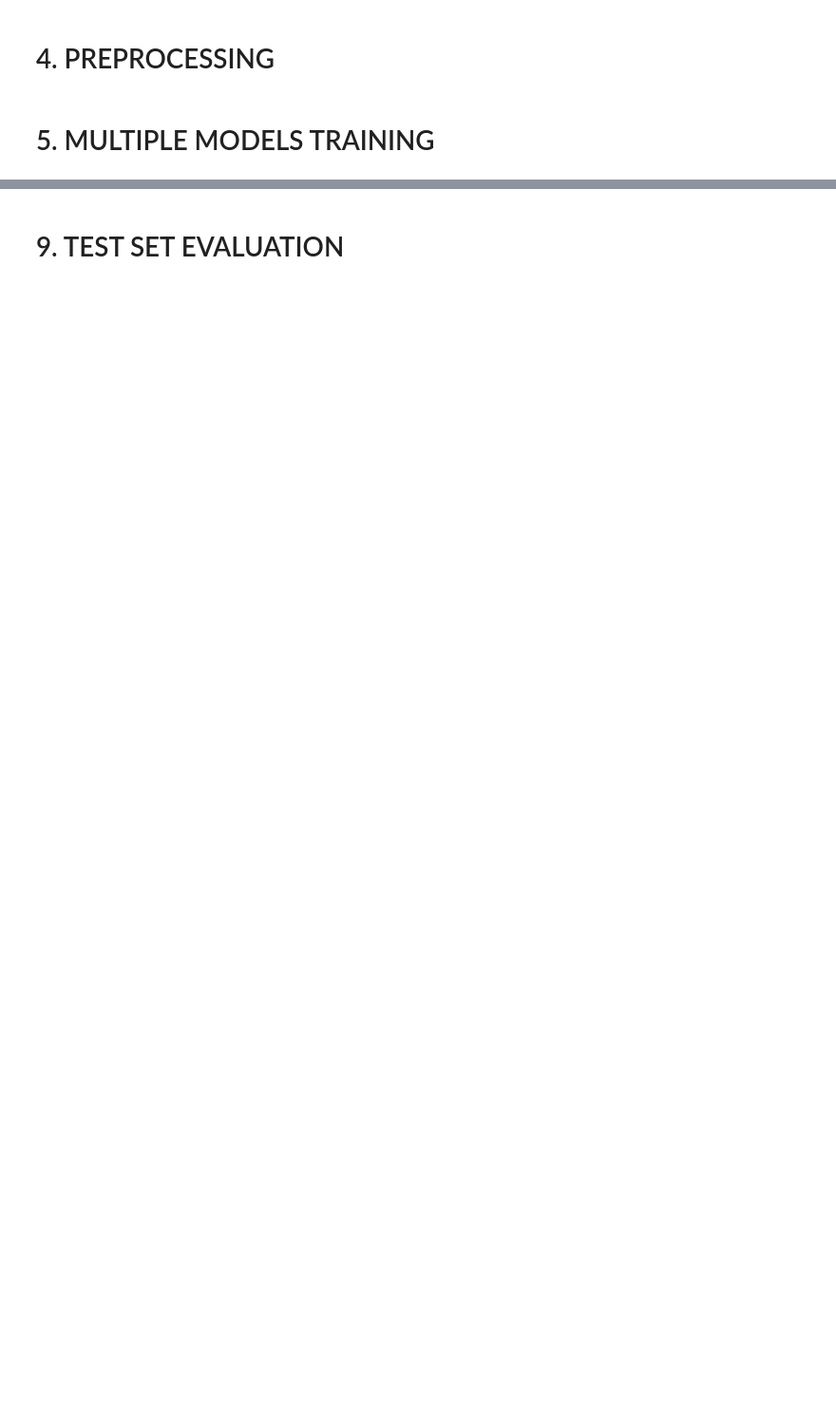
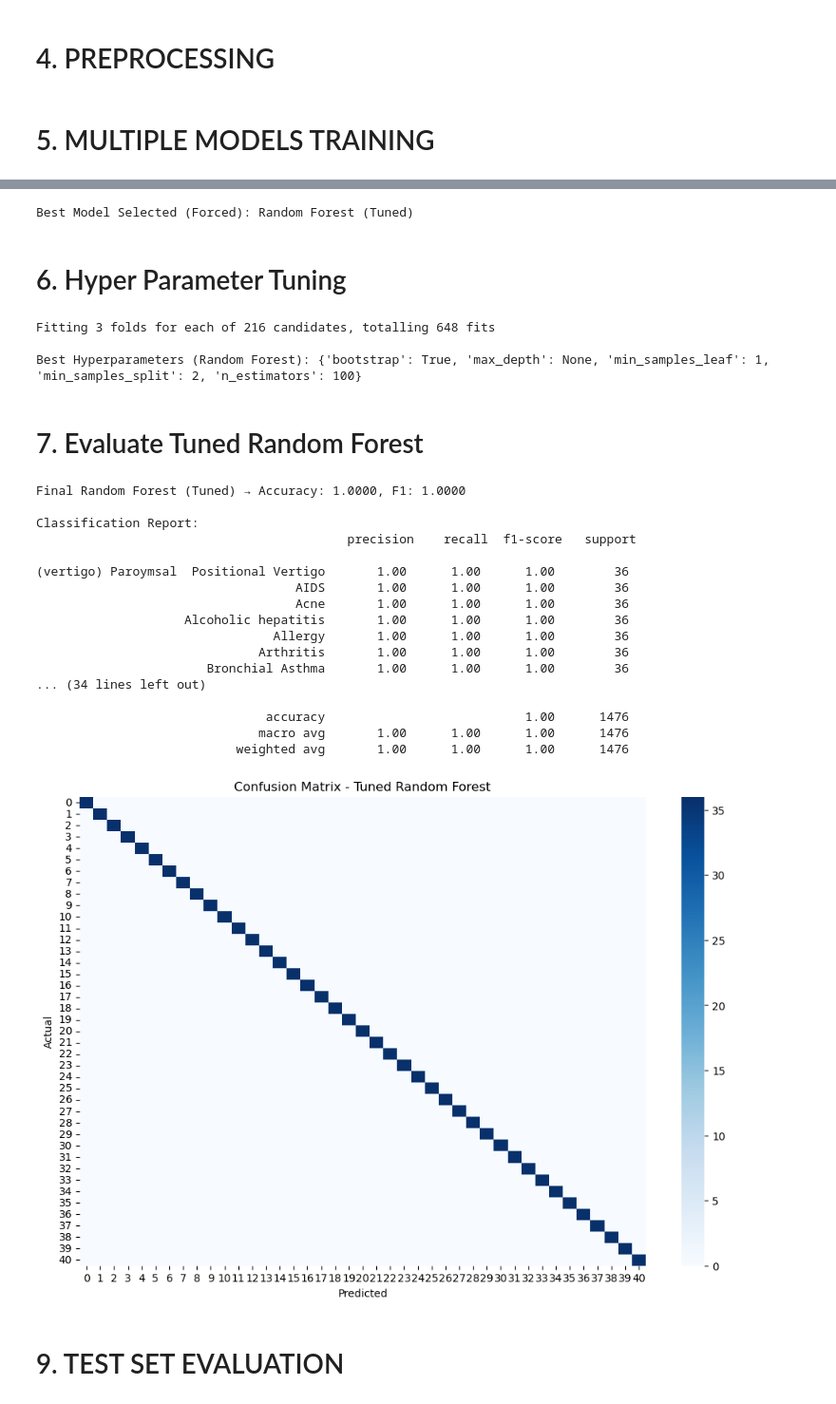
Before and after one commit to kaifcode2003/MediMitra, a Jupyter notebook: DiseasePrediction.ipynb, the cells around one changed output, grey strips where cells are left out. Shown at 95% size. Drawn from its saved outputs; the diff is of its cells as text; code cells hidden in the pictures; blank space fills up the shorter version.

```diff
--- a/DiseasePrediction.ipynb
+++ b/DiseasePrediction.ipynb
@@ -192,2 +132,77 @@ Best Model Selected: Logistic Regression
+# %%
+# Force best model to Random Forest
+best_model_name = "Random Forest (Tuned)"
+print("\nBest Model Selected (Forced):", best_model_name)
+
+final_model = tuned_models[best_model_name]
+# %% [output]
+Best Model Selected (Forced): Random Forest (Tuned)
+# %% [markdown]
+# 6. Hyper Parameter Tuning
+# %%
+param_grid = {
+    "n_estimators": [100, 200, 300],
+    "max_depth": [None, 10, 20, 30],
+    "min_samples_split": [2, 5, 10],
+    "min_samples_leaf": [1, 2, 4],
+    "bootstrap": [True, False]
+}
+
+grid_search = GridSearchCV(
+    estimator=RandomForestClassifier(random_state=42),
+    param_grid=param_grid,
+    cv=3,
+    n_jobs=-1,
+    verbose=2,
+    scoring="f1_macro"
+)
+
+grid_search.fit(X_train, y_train)
+
+print("\nBest Hyperparameters (Random Forest):", grid_search.best_params_)
+
+# Update final_model to tuned Random Forest
+final_model = grid_search.best_estimator_
+# %% [output]
+Fitting 3 folds for each of 216 candidates, totalling 648 fits
+
+Best Hyperparameters (Random Forest): {'bootstrap': True, 'max_depth': None, 'min_samples_leaf': 1, 'min_samples_split': 2, 'n_estimators': 100}
+# %% [markdown]
+# 7. Evaluate Tuned Random Forest
+# %%
+y_val_pred = final_model.predict(X_val)
+
+acc = accuracy_score(y_val, y_val_pred)
+f1 = f1_score(y_val, y_val_pred, average="macro")
+
+print(f"\nFinal Random Forest (Tuned) → Accuracy: {acc:.4f}, F1: {f1:.4f}")
+print("\nClassification Report:\n", classification_report(y_val, y_val_pred, target_names=encoder.classes_))
+
+# Confusion Matrix
+plt.figure(figsize=(12, 8))
+sns.heatmap(confusion_matrix(y_val, y_val_pred), cmap="Blues", annot=False)
+plt.title("Confusion Matrix - Tuned Random Forest")
+plt.xlabel("Predicted")
+plt.ylabel("Actual")
+plt.show()
+# %% [output]
+Final Random Forest (Tuned) → Accuracy: 1.0000, F1: 1.0000
+
+Classification Report:
+                                          precision    recall  f1-score   support
+
+(vertigo) Paroymsal  Positional Vertigo       1.00      1.00      1.00        36
+                                   AIDS       1.00      1.00      1.00        36
+                                   Acne       1.00      1.00      1.00        36
+                    Alcoholic hepatitis       1.00      1.00      1.00        36
+                                Allergy       1.00      1.00      1.00        36
+                              Arthritis       1.00      1.00      1.00        36
+                       Bronchial Asthma       1.00      1.00      1.00        36
+... (34 lines left out)
+
+                               accuracy                           1.00      1476
+                              macro avg       1.00      1.00      1.00      1476
+                           weighted avg       1.00      1.00      1.00      1476
+[figure, added]
 # %% [markdown]
 # 9. TEST SET EVALUATION
```
Also changed, not shown: parts of 13 cells of this notebook.
